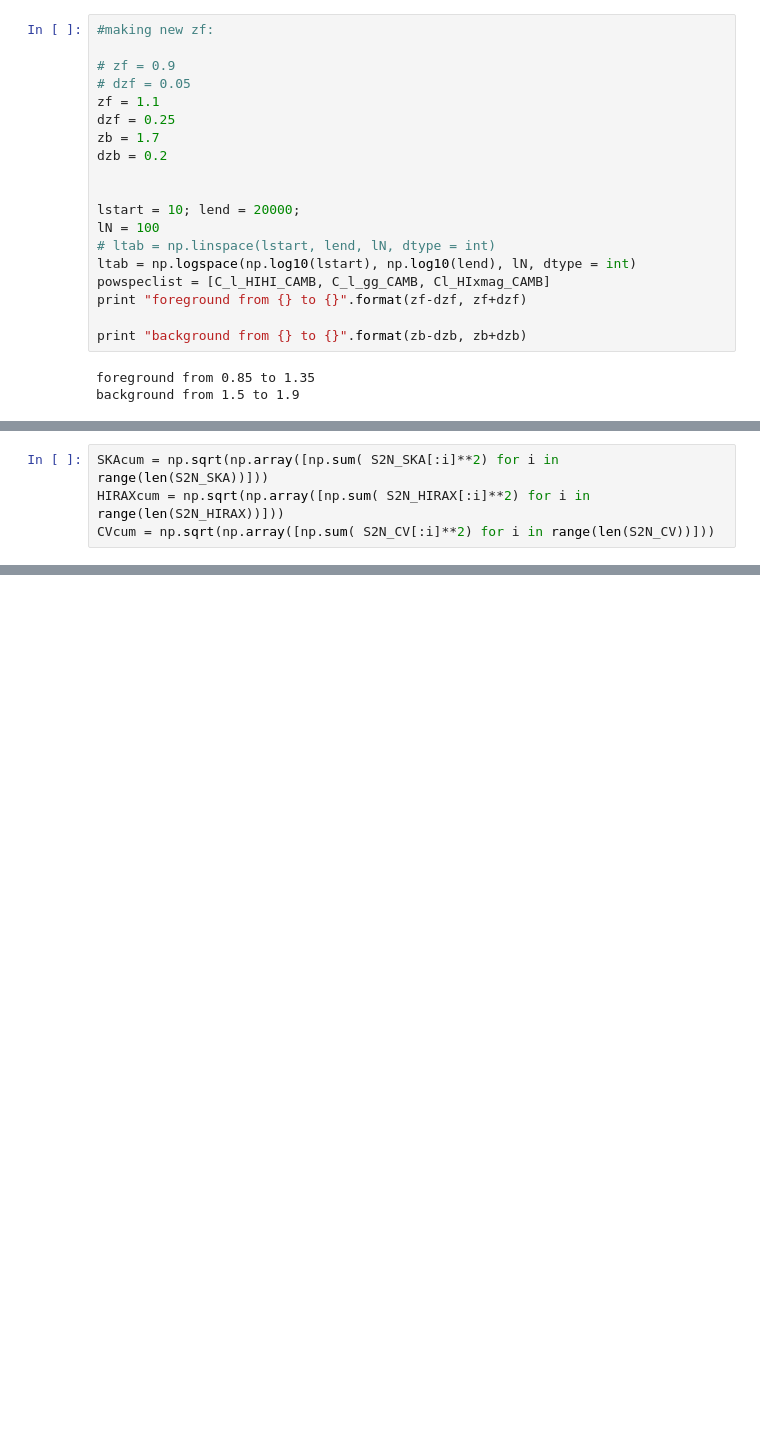
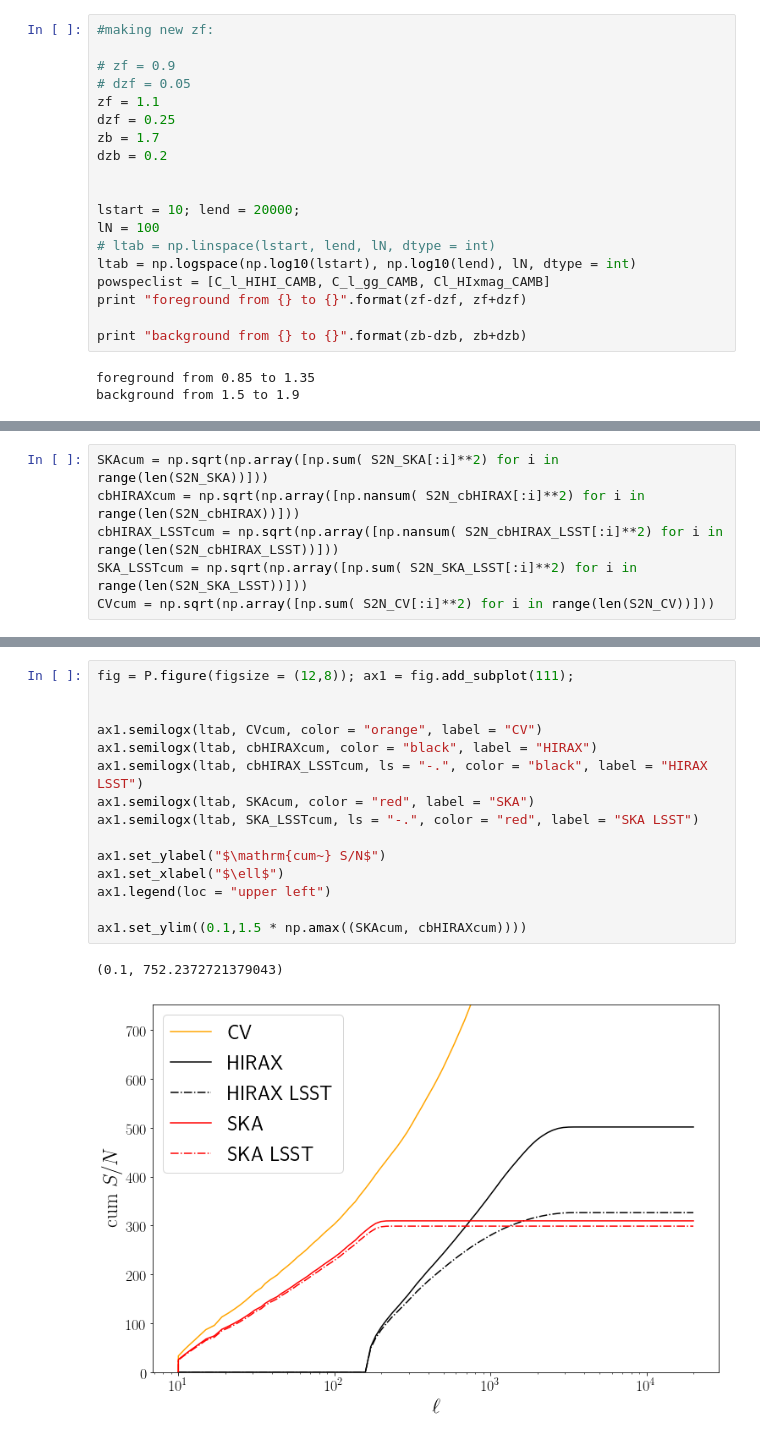
Before and after one commit to amadeuswi/MagBias, a Jupyter notebook: S2N.ipynb, the cells around one changed output, grey strips where cells are left out. Drawn from its saved outputs; the diff is of its cells as text; blank space fills up the shorter version.

```diff
--- a/S2N.ipynb
+++ b/S2N.ipynb
@@ -273,5 +281,7 @@ using n(x) file
 # %%
 SKAcum = np.sqrt(np.array([np.sum( S2N_SKA[:i]**2) for i in range(len(S2N_SKA))]))
-HIRAXcum = np.sqrt(np.array([np.sum( S2N_HIRAX[:i]**2) for i in range(len(S2N_HIRAX))]))
+cbHIRAXcum = np.sqrt(np.array([np.nansum( S2N_cbHIRAX[:i]**2) for i in range(len(S2N_cbHIRAX))]))
+cbHIRAX_LSSTcum = np.sqrt(np.array([np.nansum( S2N_cbHIRAX_LSST[:i]**2) for i in range(len(S2N_cbHIRAX_LSST))]))
+SKA_LSSTcum = np.sqrt(np.array([np.sum( S2N_SKA_LSST[:i]**2) for i in range(len(S2N_SKA_LSST))]))
 CVcum = np.sqrt(np.array([np.sum( S2N_CV[:i]**2) for i in range(len(S2N_CV))]))
 # %%
@@ -299,2 +311,20 @@ ax1.set_ylim((0.1,1.5 * np.amax((S2N_HIRAX, S2N_SKA))))
+# %%
+fig = P.figure(figsize = (12,8)); ax1 = fig.add_subplot(111);
+
+
+ax1.semilogx(ltab, CVcum, color = "orange", label = "CV")
+ax1.semilogx(ltab, cbHIRAXcum, color = "black", label = "HIRAX")
+ax1.semilogx(ltab, cbHIRAX_LSSTcum, ls = "-.", color = "black", label = "HIRAX LSST")
+ax1.semilogx(ltab, SKAcum, color = "red", label = "SKA")
+ax1.semilogx(ltab, SKA_LSSTcum, ls = "-.", color = "red", label = "SKA LSST")
+
+ax1.set_ylabel("$\mathrm{cum~} S/N$")
+ax1.set_xlabel("$\ell$")
+ax1.legend(loc = "upper left")
+
+ax1.set_ylim((0.1,1.5 * np.amax((SKAcum, cbHIRAXcum))))
+# %% [output]
+(0.1, 752.2372721379043)
+[figure, added]
 # %% [markdown]
 This does not look bad! But we should check the noise calculations! I feel like the signal to noise is really high (maybe too high), but maybe that changes once we include shot noise? But probably not much if we use something like LSST with many many galaxies.
```
Also changed, not shown: parts of 5 cells of this notebook, 2 other files.
